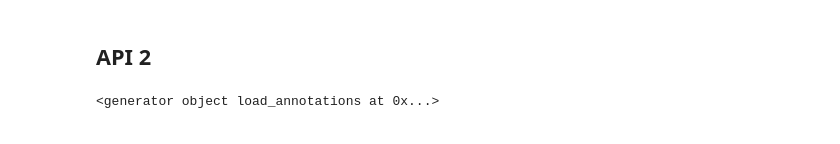
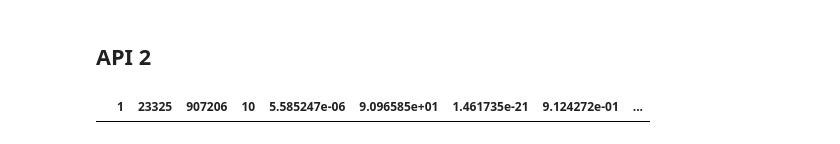
Before and after one commit to polyg314/COHD_APIs, a Jupyter notebook: COHD_prework/COHD_API_1_and_2.ipynb, the cells around one changed output. Saved outputs shown, nothing was run; the diff lists cells and outputs as text; code cells hidden in the pictures.

```diff
--- a/COHD_prework/COHD_API_1_and_2.ipynb
+++ b/COHD_prework/COHD_API_1_and_2.ipynb
@@ -148,14 +153,22 @@ load_annotations()
 # %% [markdown]
 ## API 2
 # %%
+
+paired_concept_file_path = 'pc_sorted_test.txt'
+paired_concept_column_names = ["dataset_id","concept_id_1","concept_id_2","concept_count","concept_prevalence","chi_square_t","chi_square_p","expected_count","ln_ratio","rel_freq_1","rel_freq_2"]
+
 def load_annotations():
     chunk_size = 1000
     paired_concepts_table_total = pd.read_csv(paired_concept_file_path, sep='\t', header=None, names= paired_concept_column_names, chunksize=chunk_size)
+    last_id = '';
+    current_id = '';
     for chunk in paired_concepts_table_total:
         paired_concepts_table = chunk
         for i,j in paired_concepts_table.iterrows():
+            last_id = current_id
             current_id_1 = str(int(j["concept_id_1"]))
             current_id_2 = str(int(j["concept_id_2"]))
+            current_id = current_id_1 + "-" + current_id_2
             current_dict = {
               "_id": current_id_1 + "-" + current_id_2,
               "concept1": {
@@ -179,9 +192,13 @@ def load_annotations():
                 }
               ]
             }
-#             print(current_dict)
-            yield(current_dict)
+            if(current_id == last_id):
+                print("MERP")
+                print()
+#                 yield(current_dict)
 
 load_annotations()
-# %% [output]
-<generator object load_annotations at 0x...>
+# %%
+paired_concepts_table[paired_concepts_table["907206"] == '917946']
+# %% [output]
+|  | 1 | 23325 | 907206 | 10 | 5.585247e-06 | 9.096585e+01 | 1.461735e-21 | 9.124272e-01 | ... |
```
Also changed, not shown: parts of 5 cells of this notebook, 7 other files.
